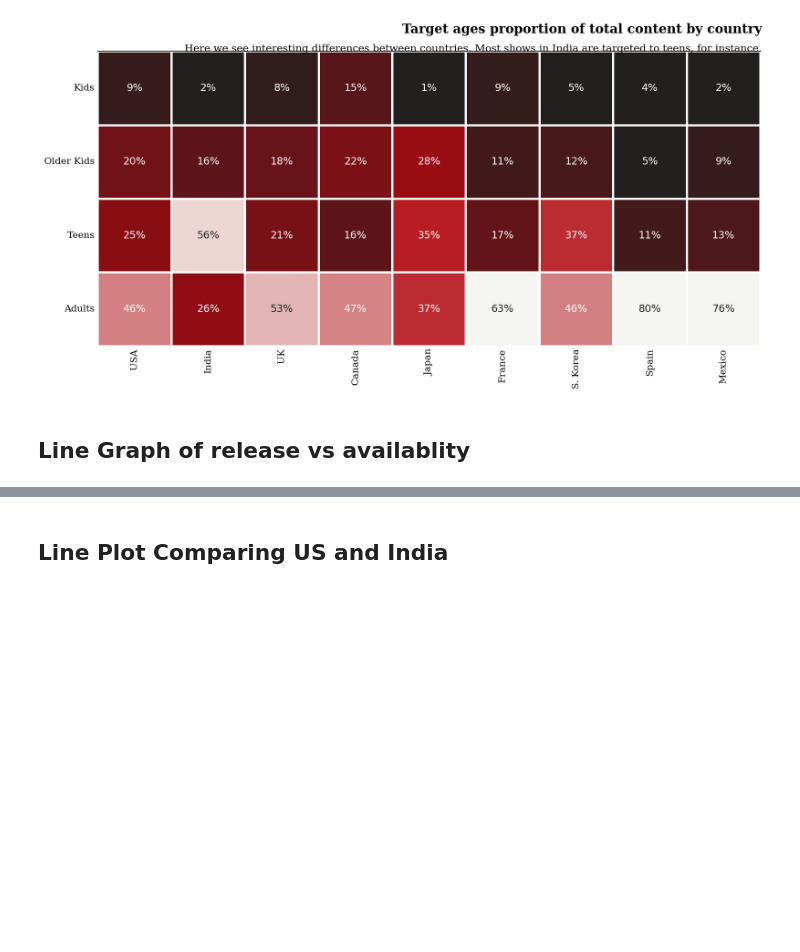
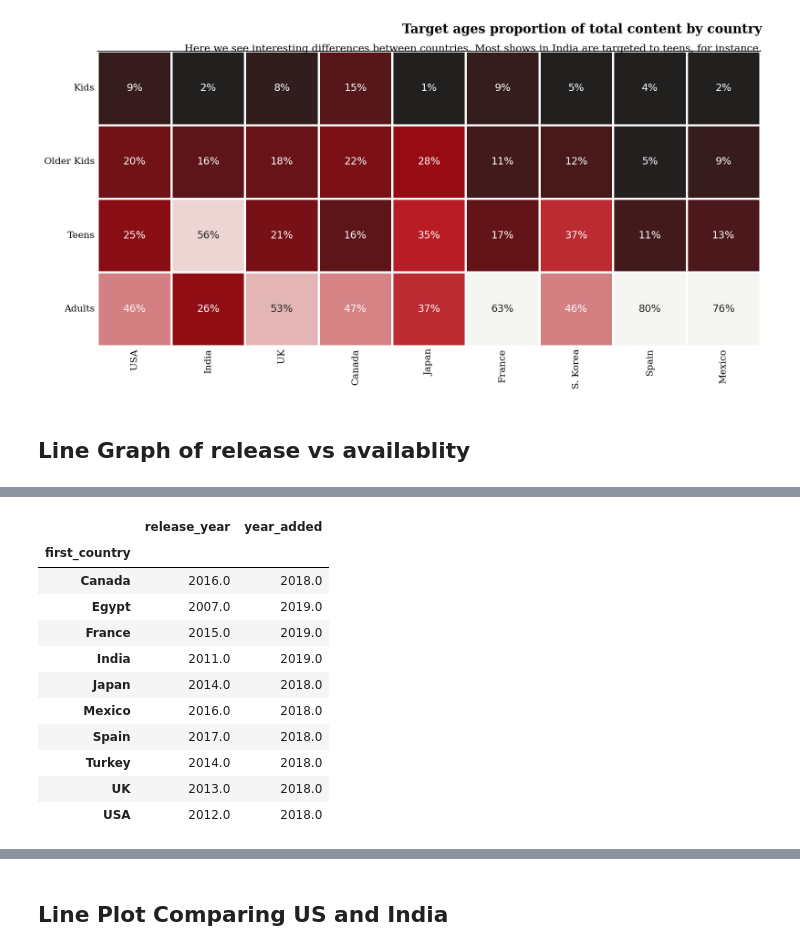
Before and after one commit to cagBRT/Intro-to-Programming-with-Python, a Jupyter notebook: I5b_Intermediate_MatPlotLib_2.ipynb, the cells around one changed output, grey strips where cells are left out. Saved outputs shown, nothing was run; the diff lists cells and outputs as text; code cells hidden in the pictures; blank space fills up the shorter version.

```diff
--- a/I5b_Intermediate_MatPlotLib_2.ipynb
+++ b/I5b_Intermediate_MatPlotLib_2.ipynb
@@ -1011,3 +1035,20 @@ ValueError: Cannot subset columns with a tuple with more than one element. Use a
+# %%
+
+loli = df_loli.groupby('first_country')[['release_year','year_added']].mean().round()
+loli
+# %% [output]
+|  | release_year | year_added |
+| first_country |  |  |
+| Canada | 2016.0 | 2018.0 |
+| Egypt | 2007.0 | 2019.0 |
+| France | 2015.0 | 2019.0 |
+| India | 2011.0 | 2019.0 |
+| Japan | 2014.0 | 2018.0 |
+| Mexico | 2016.0 | 2018.0 |
+| Spain | 2017.0 | 2018.0 |
+| Turkey | 2014.0 | 2018.0 |
+| UK | 2013.0 | 2018.0 |
+| USA | 2012.0 | 2018.0 |
 # %%
 # Reorder it following the values of the first value
 ordered_df = loli.sort_values(by='release_year')
```
Also changed, not shown: parts of 4 cells of this notebook.
